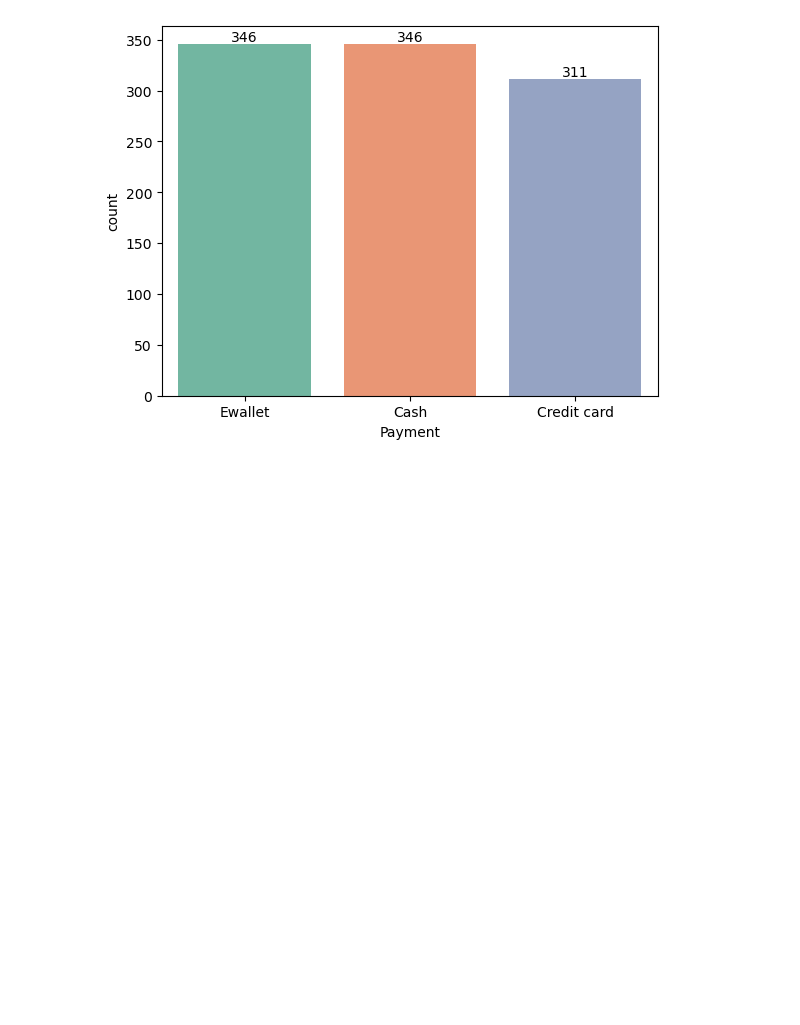
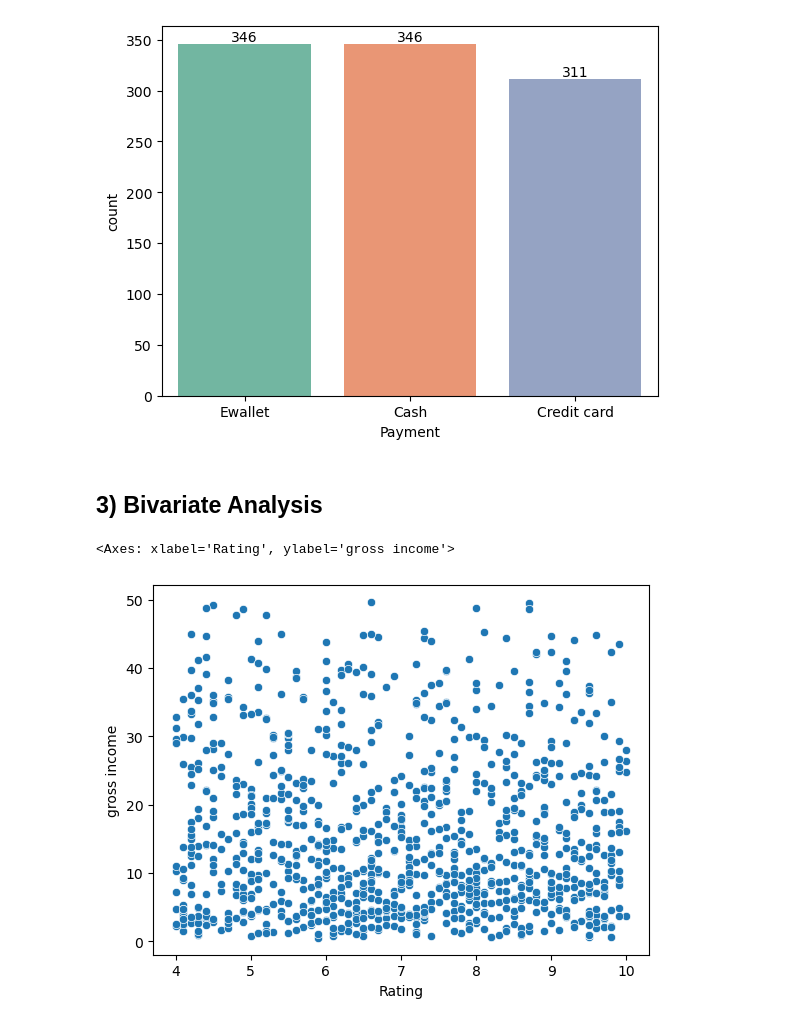
Before and after one commit to Binaya-Nepali/Explotary_Data_Analysis, a Jupyter notebook: eda_project1.ipynb, the cells around one changed output. Saved outputs shown, nothing was run; the diff lists cells and outputs as text; code cells hidden in the pictures; blank space fills up the shorter version.

Commit message:
bivariate analysis

```diff
--- a/eda_project1.ipynb
+++ b/eda_project1.ipynb
@@ -171,3 +171,10 @@ for container in ax.containers:
     ax.bar_label(container)
 # %% [output]
 [figure]
+# %% [markdown]
+## 3) Bivariate Analysis
+# %%
+sns.scatterplot(x=df['Rating'], y=df['gross income'])
+# %% [output]
+<Axes: xlabel='Rating', ylabel='gross income'>
+[figure, added]
```
Also changed, not shown: parts of 9 cells of this notebook.
